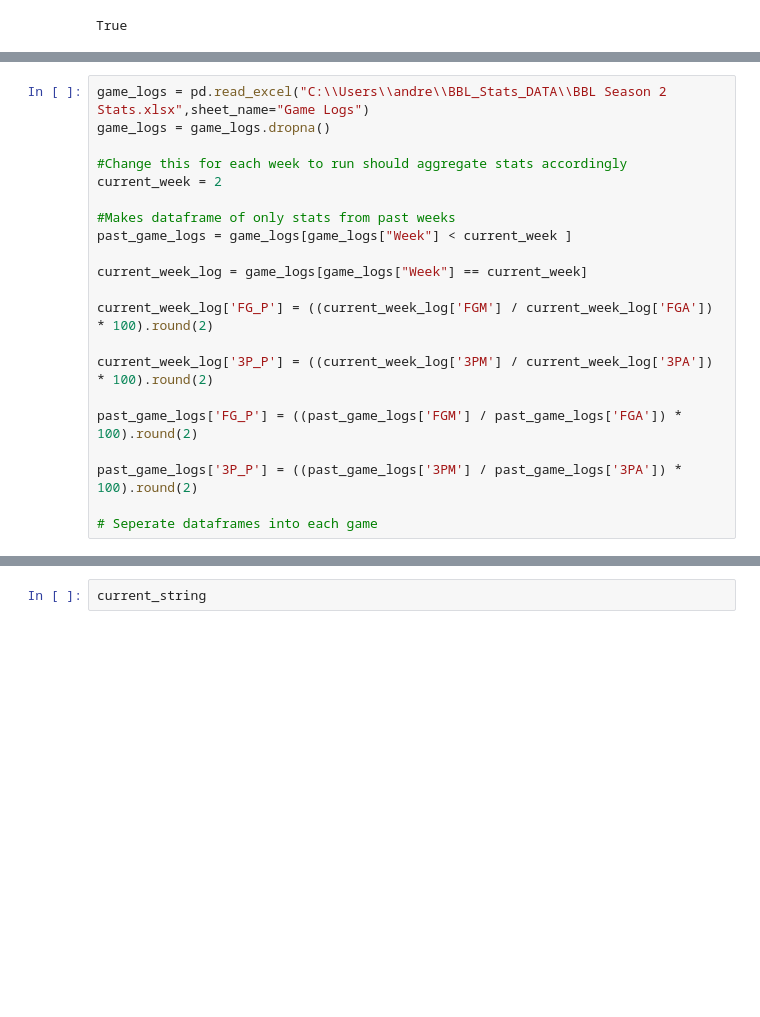
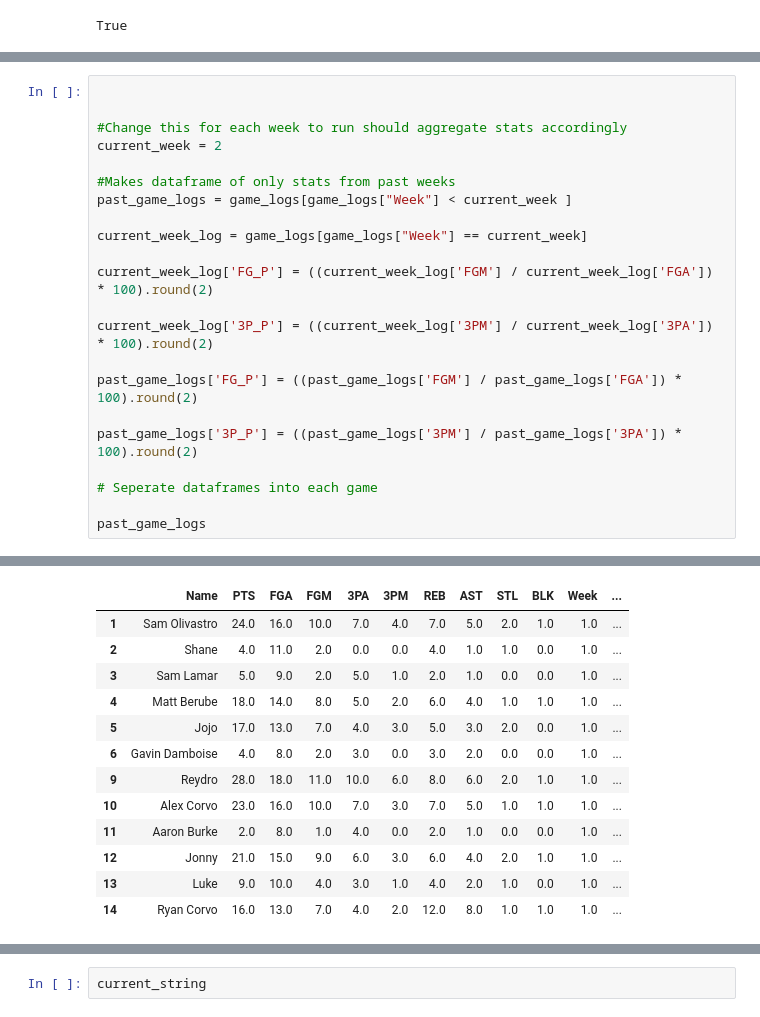
Before and after one commit to andrew-ranucci/BBL_Stats, a Jupyter notebook: AI_Reporter/AI_reporter_notebook.ipynb, the cells around one changed output, grey strips where cells are left out. Cells and saved outputs as stored; diff of their text form; blank space fills up the shorter version.

```diff
--- a/AI_Reporter/AI_reporter_notebook.ipynb
+++ b/AI_Reporter/AI_reporter_notebook.ipynb
@@ -11,6 +50,5 @@ True
 # %%
-game_logs = pd.read_excel("C:\\Users\\andre\\BBL_Stats_DATA\\BBL Season 2 Stats.xlsx",sheet_name="Game Logs")
-game_logs = game_logs.dropna()
+
 
 #Change this for each week to run should aggregate stats accordingly
 current_week = 2
@@ -29,3 +67,6 @@ past_game_logs['FG_P'] = ((past_game_logs['FGM'] / past_game_logs['FGA']) * 100)
 past_game_logs['3P_P'] = ((past_game_logs['3PM'] / past_game_logs['3PA']) * 100).round(2)
 
 # Seperate dataframes into each game
+
+past_game_logs
+# %% [output]
@@ -31,0 +93,13 @@ past_game_logs['3P_P'] = ((past_game_logs['3PM'] / past_game_logs['3PA']) * 100)
+|  | Name | PTS | FGA | FGM | 3PA | 3PM | REB | AST | STL | BLK | Week | ... |
+| 1 | Sam Olivastro | 24.0 | 16.0 | 10.0 | 7.0 | 4.0 | 7.0 | 5.0 | 2.0 | 1.0 | 1.0 | ... |
+| 2 | Shane | 4.0 | 11.0 | 2.0 | 0.0 | 0.0 | 4.0 | 1.0 | 1.0 | 0.0 | 1.0 | ... |
+| 3 | Sam Lamar | 5.0 | 9.0 | 2.0 | 5.0 | 1.0 | 2.0 | 1.0 | 0.0 | 0.0 | 1.0 | ... |
+| 4 | Matt Berube | 18.0 | 14.0 | 8.0 | 5.0 | 2.0 | 6.0 | 4.0 | 1.0 | 1.0 | 1.0 | ... |
+| 5 | Jojo | 17.0 | 13.0 | 7.0 | 4.0 | 3.0 | 5.0 | 3.0 | 2.0 | 0.0 | 1.0 | ... |
+| 6 | Gavin Damboise | 4.0 | 8.0 | 2.0 | 3.0 | 0.0 | 3.0 | 2.0 | 0.0 | 0.0 | 1.0 | ... |
+| 9 | Reydro | 28.0 | 18.0 | 11.0 | 10.0 | 6.0 | 8.0 | 6.0 | 2.0 | 1.0 | 1.0 | ... |
+| 10 | Alex Corvo | 23.0 | 16.0 | 10.0 | 7.0 | 3.0 | 7.0 | 5.0 | 1.0 | 1.0 | 1.0 | ... |
+| 11 | Aaron Burke | 2.0 | 8.0 | 1.0 | 4.0 | 0.0 | 2.0 | 1.0 | 0.0 | 0.0 | 1.0 | ... |
+| 12 | Jonny | 21.0 | 15.0 | 9.0 | 6.0 | 3.0 | 6.0 | 4.0 | 2.0 | 1.0 | 1.0 | ... |
+| 13 | Luke | 9.0 | 10.0 | 4.0 | 3.0 | 1.0 | 4.0 | 2.0 | 1.0 | 0.0 | 1.0 | ... |
+| 14 | Ryan Corvo | 16.0 | 13.0 | 7.0 | 4.0 | 2.0 | 12.0 | 8.0 | 1.0 | 1.0 | 1.0 | ... |
```
Also changed, not shown: parts of 5 cells of this notebook, 3 other files.
